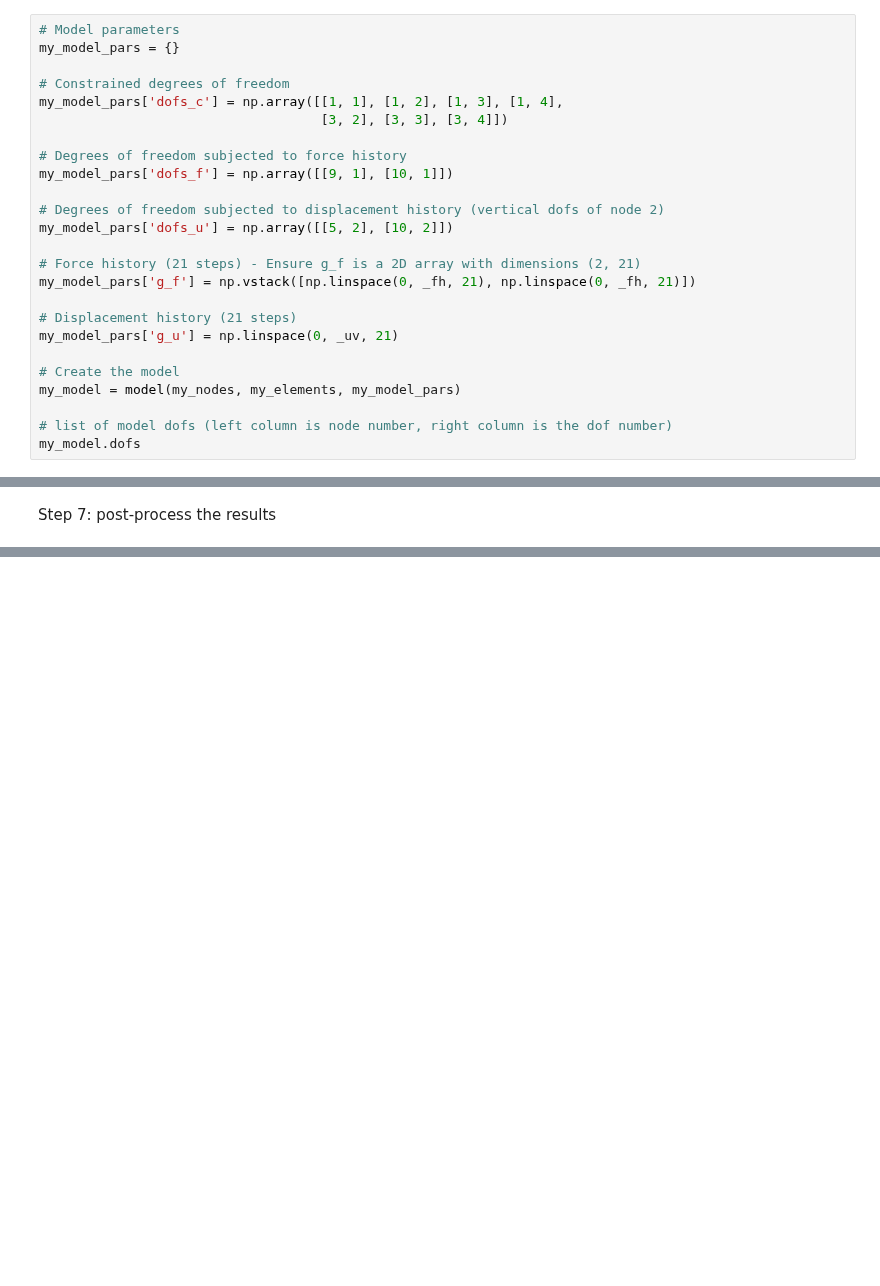
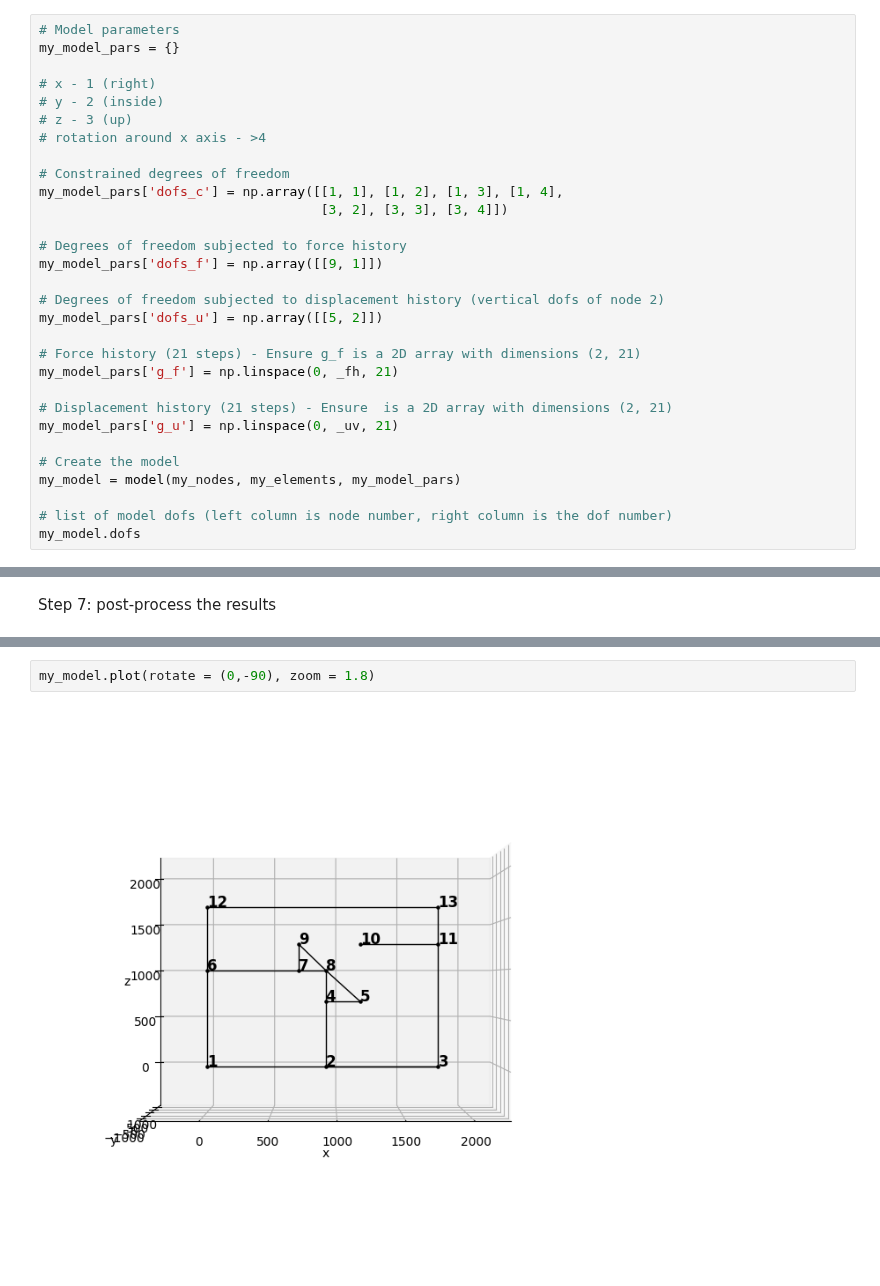
Before and after one commit to Lonthre/hybrid-test-bench, a Jupyter notebook: PT_script-2dof_hybrid_test_bench.ipynb, the cells around one changed output, grey strips where cells are left out. Drawn from its saved outputs; the diff is of its cells as text; blank space fills up the shorter version.

Commit message:
Fix the script & add some graphs

```diff
--- a/PT_script-2dof_hybrid_test_bench.ipynb
+++ b/PT_script-2dof_hybrid_test_bench.ipynb
@@ -275,21 +279,26 @@ Step 5: Create the Finite Element Method model
 # %%
 # Model parameters
 my_model_pars = {}
+
+# x - 1 (right)
+# y - 2 (inside)
+# z - 3 (up)
+# rotation around x axis - >4
 
 # Constrained degrees of freedom
 my_model_pars['dofs_c'] = np.array([[1, 1], [1, 2], [1, 3], [1, 4],
                                     [3, 2], [3, 3], [3, 4]])
 
 # Degrees of freedom subjected to force history
-my_model_pars['dofs_f'] = np.array([[9, 1], [10, 1]])
+my_model_pars['dofs_f'] = np.array([[9, 1]])
 
 # Degrees of freedom subjected to displacement history (vertical dofs of node 2)
-my_model_pars['dofs_u'] = np.array([[5, 2], [10, 2]])
+my_model_pars['dofs_u'] = np.array([[5, 2]])
 
 # Force history (21 steps) - Ensure g_f is a 2D array with dimensions (2, 21)
-my_model_pars['g_f'] = np.vstack([np.linspace(0, _fh, 21), np.linspace(0, _fh, 21)])
+my_model_pars['g_f'] = np.linspace(0, _fh, 21)
 
-# Displacement history (21 steps)
+# Displacement history (21 steps) - Ensure  is a 2D array with dimensions (2, 21)
 my_model_pars['g_u'] = np.linspace(0, _uv, 21)
 
 # Create the model
@@ -347,0 +428,4 @@ Step 7: post-process the results
+# %%
+my_model.plot(rotate = (0,-90), zoom = 1.8)
+# %% [output]
+[figure, added]
```
Also changed, not shown: parts of 6 cells of this notebook, 1 other file.
